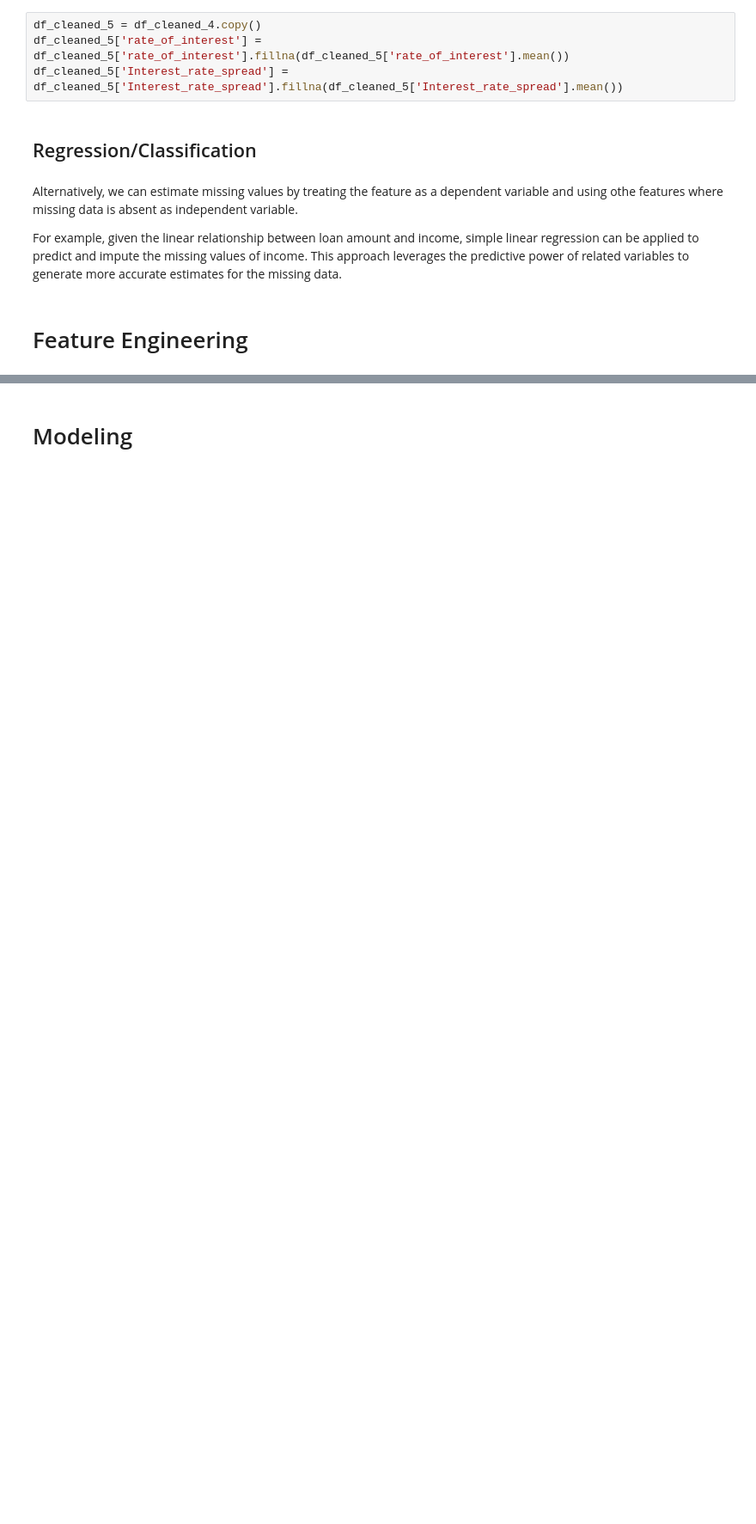
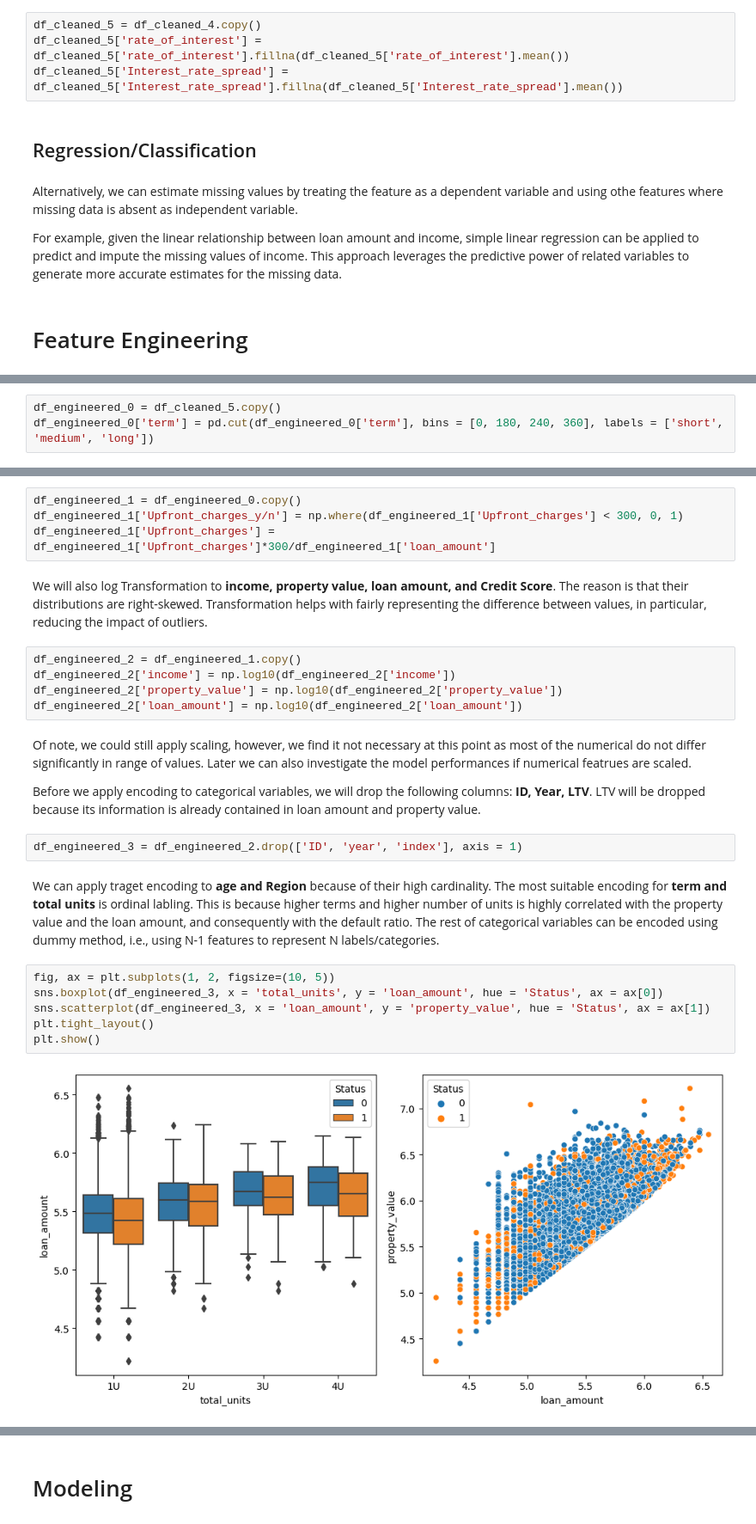
Before and after one commit to mhashemihsmw/maximum-likelihood-estimation-for-MOI-and-lineage-frequency-estimates-accounting-for-incomplete-data, a Jupyter notebook: loan-default-prediction.ipynb, the cells around one changed output, grey strips where cells are left out. Shown at 86% size. Saved outputs shown, nothing was run; the diff lists cells and outputs as text; blank space fills up the shorter version.

```diff
--- a/loan-default-prediction.ipynb
+++ b/loan-default-prediction.ipynb
@@ -507,0 +502,3 @@ each having advantages and disadvantages (https://www.graphpad.com/guides/prism/
+# %%
+df_engineered_0 = df_cleaned_5.copy()
+df_engineered_0['term'] = pd.cut(df_engineered_0['term'], bins = [0, 180, 240, 360], labels = ['short', 'medium', 'long'])
@@ -507,0 +507,27 @@ each having advantages and disadvantages (https://www.graphpad.com/guides/prism/
+# %%
+df_engineered_1 = df_engineered_0.copy()
+df_engineered_1['Upfront_charges_y/n'] = np.where(df_engineered_1['Upfront_charges'] < 300, 0, 1)
+df_engineered_1['Upfront_charges'] = df_engineered_1['Upfront_charges']*300/df_engineered_1['loan_amount']
+# %% [markdown]
+We will also log Transformation to **income, property value, loan amount, and Credit Score**. The reason is that their distributions are right-skewed. Transformation helps with fairly representing the difference between values, in particular, reducing the impact of outliers.
+# %%
+df_engineered_2 = df_engineered_1.copy()
+df_engineered_2['income'] = np.log10(df_engineered_2['income'])
+df_engineered_2['property_value'] = np.log10(df_engineered_2['property_value'])
+df_engineered_2['loan_amount'] = np.log10(df_engineered_2['loan_amount'])
+# %% [markdown]
+Of note, we could still apply scaling, however, we find it not necessary at this point as most of the numerical do not differ significantly in range of values. Later we can also investigate the model performances if numerical featrues are scaled.
+
+Before we apply encoding to categorical variables, we will drop the following columns: **ID, Year, LTV**. LTV will be dropped because its information is already contained in loan amount and property value.
+# %%
+df_engineered_3 = df_engineered_2.drop(['ID', 'year', 'index'], axis = 1)
+# %% [markdown]
+We can apply traget encoding to **age and Region** because of their high cardinality. The most suitable encoding for **term and total units** is ordinal labling. This is because higher terms and higher number of units is highly correlated with the property value and the loan amount, and consequently with the default ratio. The rest of categorical variables can be encoded using dummy method, i.e., using N-1 features to represent N labels/categories.
+# %%
+fig, ax = plt.subplots(1, 2, figsize=(10, 5))
+sns.boxplot(df_engineered_3, x = 'total_units', y = 'loan_amount', hue = 'Status', ax = ax[0])
+sns.scatterplot(df_engineered_3, x = 'loan_amount', y = 'property_value', hue = 'Status', ax = ax[1])
+plt.tight_layout()
+plt.show()
+# %% [output]
+[figure, added]
```
Also changed, not shown: parts of 12 cells of this notebook.
